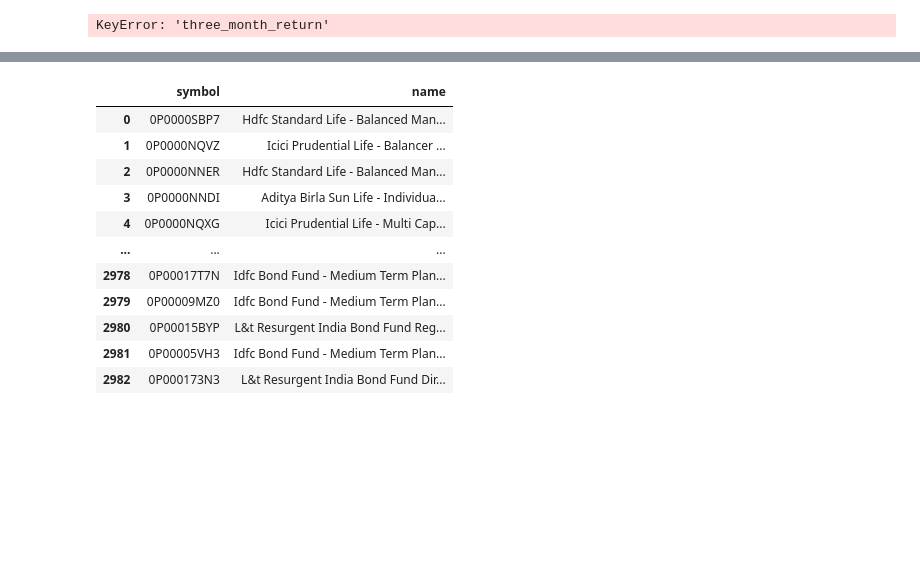
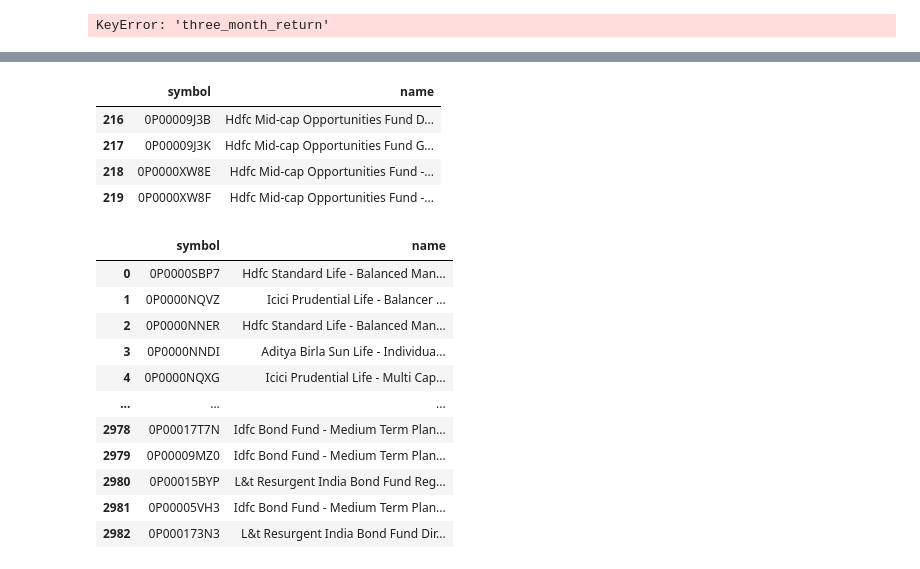
Before and after one commit to ansingh16/MF_analysis, a Jupyter notebook: Preprocess.ipynb, the cells around one changed output, grey strips where cells are left out. Drawn from its saved outputs; the diff is of its cells as text; code cells hidden in the pictures; blank space fills up the shorter version.

```diff
--- a/Preprocess.ipynb
+++ b/Preprocess.ipynb
@@ -404,3 +404,11 @@ funds
+# %%
+funds[funds['name'].str.startswith('Hdfc Mid-cap')]
+# %% [output]
+|  | symbol | name |
+| 216 | 0P00009J3B | Hdfc Mid-cap Opportunities Fund D... |
+| 217 | 0P00009J3K | Hdfc Mid-cap Opportunities Fund G... |
+| 218 | 0P0000XW8E | Hdfc Mid-cap Opportunities Fund -... |
+| 219 | 0P0000XW8F | Hdfc Mid-cap Opportunities Fund -... |
 # %%
 import requests
 from bs4 import BeautifulSoup
```
Also changed, not shown: parts of 1 cell of this notebook, 1 other file.
